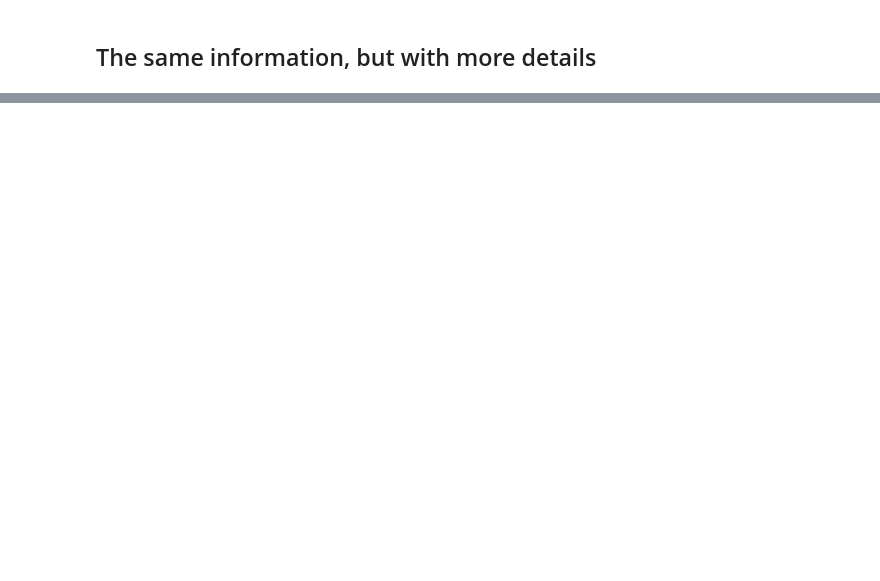
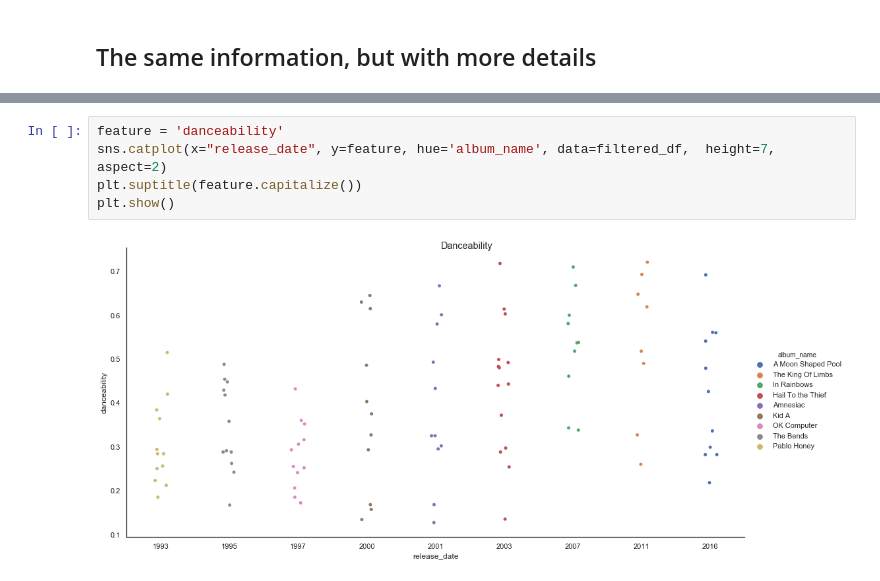
Before and after one commit to lucashelfs/analises-spotify, a Jupyter notebook: analysis/Radiohead discography analysis - work in progress.ipynb, the cells around one changed output, grey strips where cells are left out. Cells and saved outputs as stored; diff of their text form; blank space fills up the shorter version.

```diff
--- a/analysis/Radiohead discography analysis - work in progress.ipynb
+++ b/analysis/Radiohead discography analysis - work in progress.ipynb
@@ -147,0 +235,7 @@ for feature in acoustic_features:
+# %%
+feature = 'danceability'
+sns.catplot(x="release_date", y=feature, hue='album_name', data=filtered_df,  height=7, aspect=2)
+plt.suptitle(feature.capitalize())
+plt.show()
+# %% [output]
+[figure, added]
```
Also changed, not shown: parts of 27 cells of this notebook.
